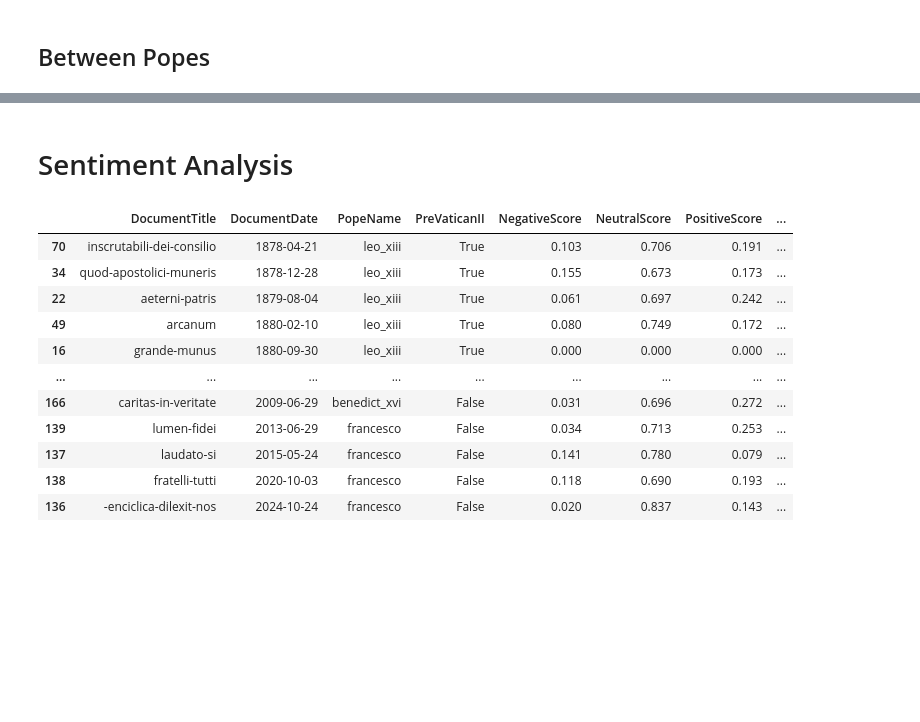
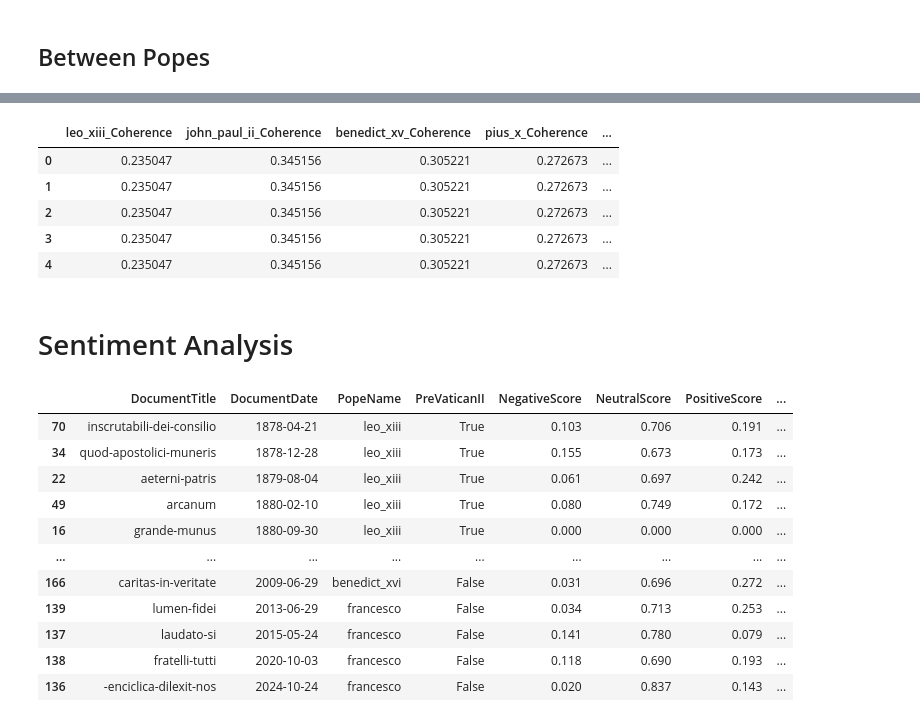
Before and after one commit to thatswhatsimonsaid/TextAnalysisVatican, a Jupyter notebook: Code/Encyclicals.ipynb, the cells around one changed output, grey strips where cells are left out. Drawn from its saved outputs; the diff is of its cells as text; code cells hidden in the pictures; blank space fills up the shorter version.

```diff
--- a/Code/Encyclicals.ipynb
+++ b/Code/Encyclicals.ipynb
@@ -196,3 +222,14 @@ PopeTopicModellingResults_Comparison
+# %%
+### Coherence Scores ###
+CoherenceColumns = [col for col in PopeTopicModellingResults_Comparison.columns if 'Coherence' in col]
+PopeTopicModellingResults_Comparison[CoherenceColumns]
+# %% [output]
+|  | leo_xiii_Coherence | john_paul_ii_Coherence | benedict_xv_Coherence | pius_x_Coherence | ... |
+| 0 | 0.235047 | 0.345156 | 0.305221 | 0.272673 | ... |
+| 1 | 0.235047 | 0.345156 | 0.305221 | 0.272673 | ... |
+| 2 | 0.235047 | 0.345156 | 0.305221 | 0.272673 | ... |
+| 3 | 0.235047 | 0.345156 | 0.305221 | 0.272673 | ... |
+| 4 | 0.235047 | 0.345156 | 0.305221 | 0.272673 | ... |
 # %% [markdown]
 # Sentiment Analysis
 # %%
```
Also changed, not shown: parts of 10 cells of this notebook, 2 other files.
